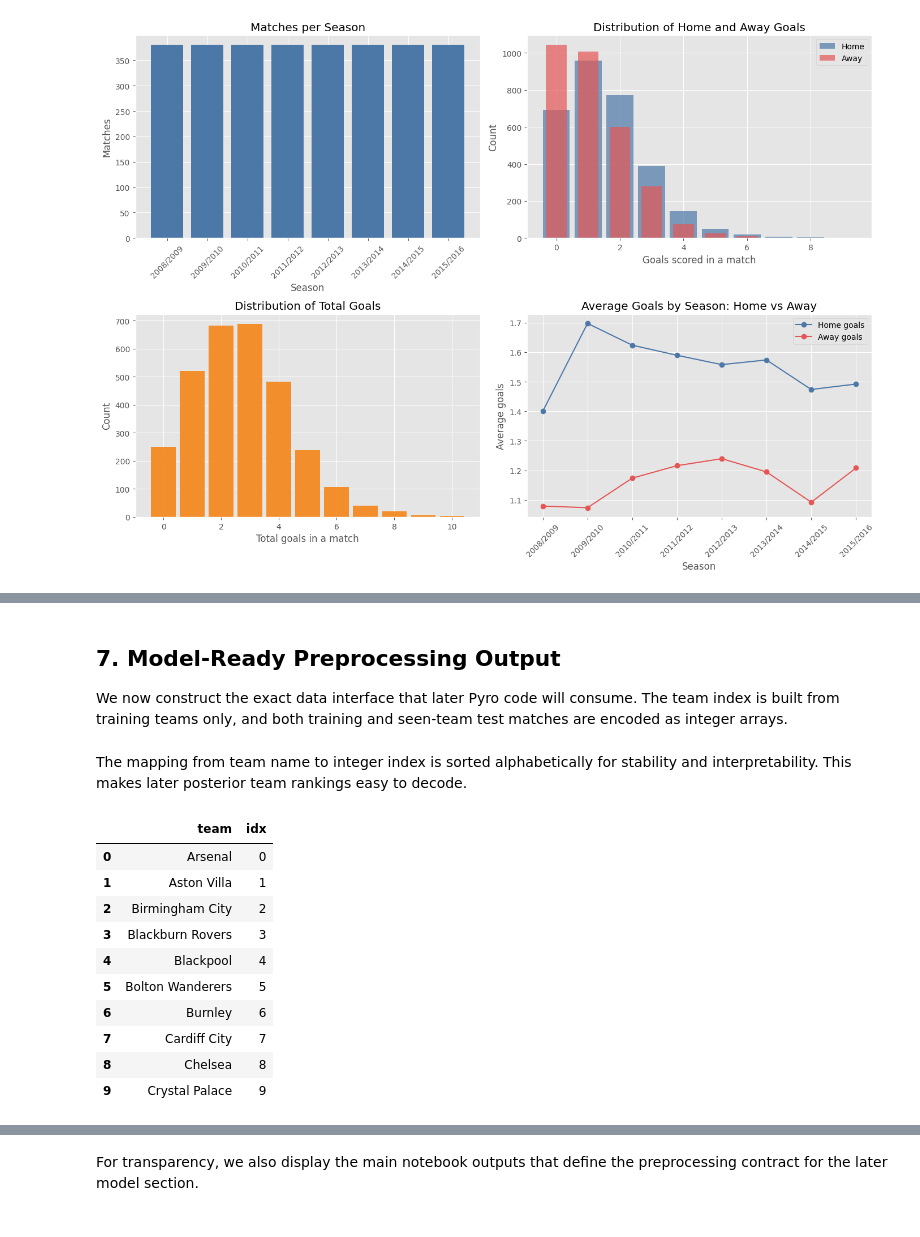
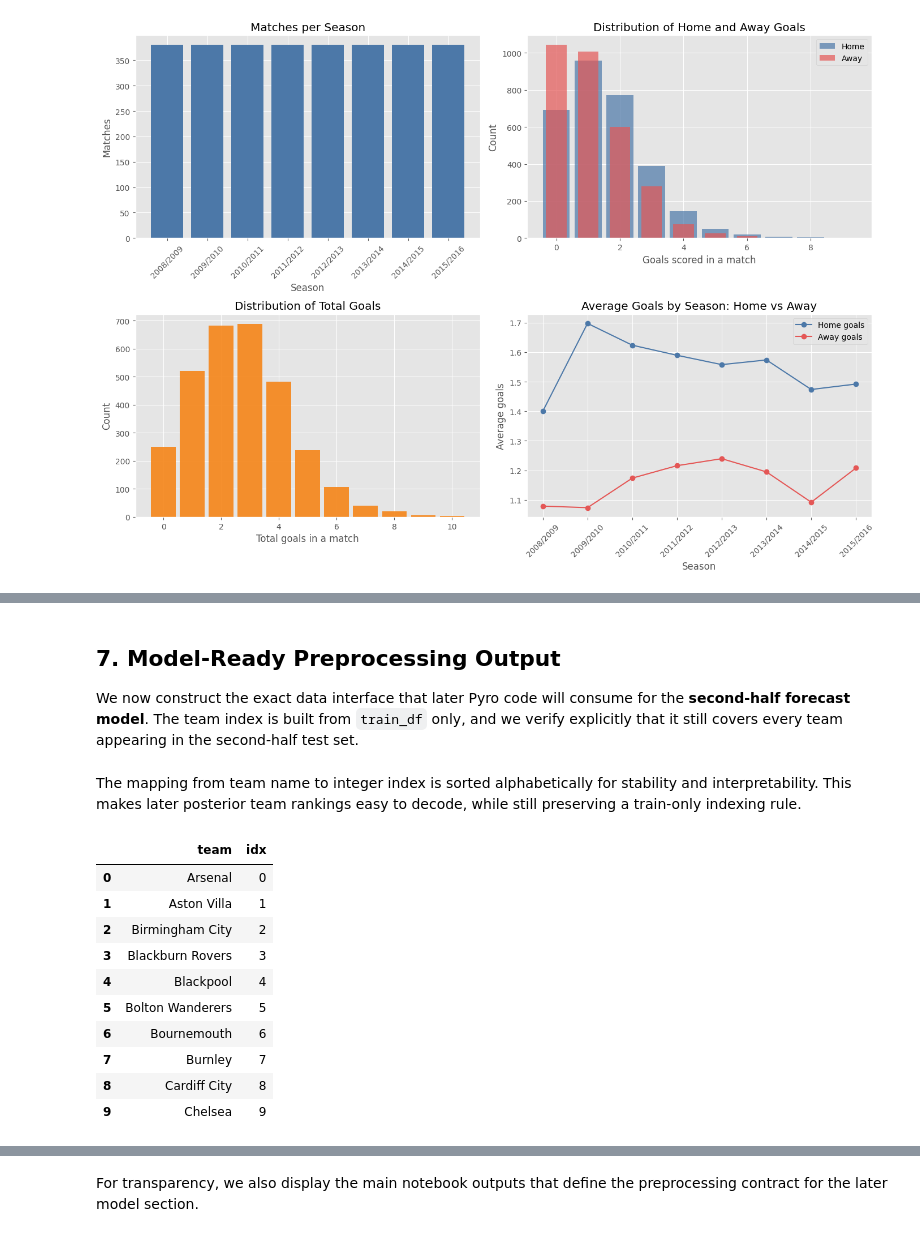
Before and after one commit to Hamdermadsik/Project_MBML, a Jupyter notebook: notebooks/epl_mbml_notebook.ipynb, the cells around one changed output, grey strips where cells are left out. Drawn from its saved outputs; the diff is of its cells as text; code cells hidden in the pictures.

```diff
--- a/notebooks/epl_mbml_notebook.ipynb
+++ b/notebooks/epl_mbml_notebook.ipynb
@@ -347,35 +411,37 @@ test_unseen_df[['date', 'stage', 'home_team', 'away_team']].head(10)
 # %% [markdown]
 ## 7. Model-Ready Preprocessing Output
 
-We now construct the exact data interface that later Pyro code will consume. The team index is built from training teams only, and both training and seen-team test matches are encoded as integer arrays.
+We now construct the exact data interface that later Pyro code will consume for the **second-half forecast model**. The team index is built from `train_df` only, and we verify explicitly that it still covers every team appearing in the second-half test set.
 # %% [markdown]
-The mapping from team name to integer index is sorted alphabetically for stability and interpretability. This makes later posterior team rankings easy to decode.
+The mapping from team name to integer index is sorted alphabetically for stability and interpretability. This makes later posterior team rankings easy to decode, while still preserving a train-only indexing rule.
 # %%
 teams_sorted = sorted(train_teams)
 team_to_idx = {team: idx for idx, team in enumerate(teams_sorted)}
 idx_to_team = {idx: team for team, idx in team_to_idx.items()}
 
 num_teams = len(team_to_idx)
 num_train_matches = len(train_df)
-num_test_matches = len(test_seen_df)
+num_test_matches = len(test_df)
 
 assert set(team_to_idx) == train_teams
-assert all(team not in team_to_idx for team in unseen_test_teams)
+assert num_teams == 34
+assert missing_forecast_teams == []
+assert all(team in team_to_idx for team in test_teams)
 
 pd.DataFrame({
     'team': list(team_to_idx.keys())[:10],
     'idx': [team_to_idx[team] for team in list(team_to_idx.keys())[:10]],
 })
 # %% [output]
 |  | team | idx |
 | 0 | Arsenal | 0 |
 | 1 | Aston Villa | 1 |
 | 2 | Birmingham City | 2 |
 | 3 | Blackburn Rovers | 3 |
 | 4 | Blackpool | 4 |
 | 5 | Bolton Wanderers | 5 |
-| 6 | Burnley | 6 |
-| 7 | Cardiff City | 7 |
-| 8 | Chelsea | 8 |
-| 9 | Crystal Palace | 9 |
+| 6 | Bournemouth | 6 |
+| 7 | Burnley | 7 |
+| 8 | Cardiff City | 8 |
+| 9 | Chelsea | 9 |
 # %% [markdown]
```
Also changed, not shown: parts of 13 cells of this notebook, 1 other file.
